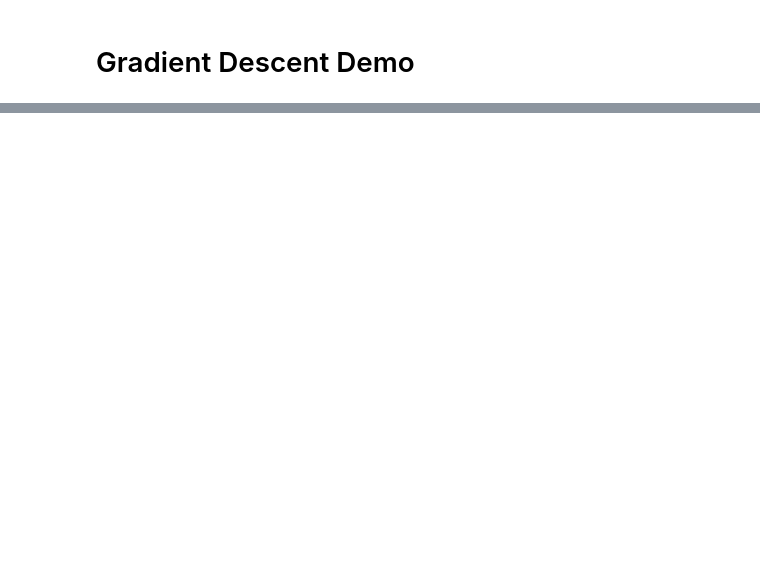
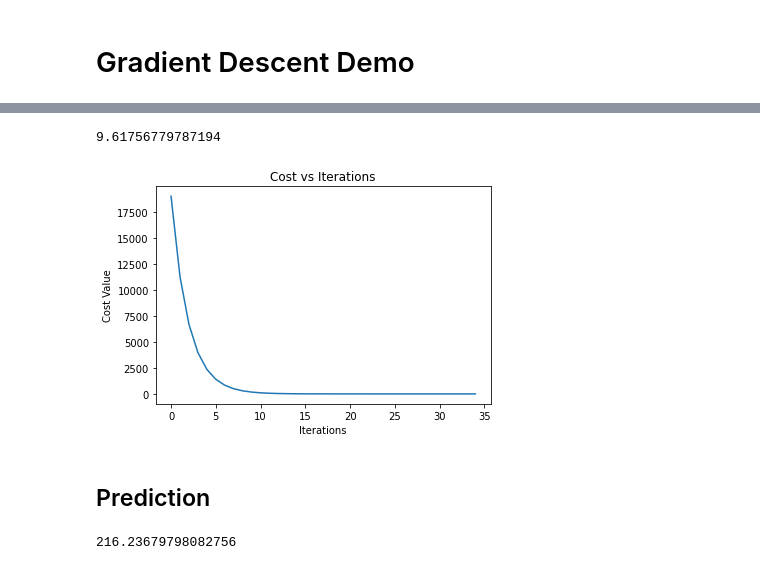
Before and after one commit to JoelJaison/StockScraper, a Jupyter notebook: WebScraping/ScrapingDemo.ipynb, the cells around one changed output, grey strips where cells are left out. Saved outputs shown, nothing was run; the diff lists cells and outputs as text; code cells hidden in the pictures; blank space fills up the shorter version.

```diff
--- a/WebScraping/ScrapingDemo.ipynb
+++ b/WebScraping/ScrapingDemo.ipynb
@@ -198,0 +318,5 @@ y = cost
+# %%
+normalized_training_data, scaling_factors = normalize_features(training_data)
+for i in range(normalized_training_data.shape[1]):
+    print(round(np.mean(normalized_training_data[:, i]), 2))
+    print(np.max(normalized_training_data[:, i]))
@@ -198,0 +332,4 @@ y = cost
+# %%
+arr = np.ones(normalized_training_data.shape[0])
+normalized_training_data = np.hstack([arr.reshape(len(arr), 1), normalized_training_data])
+normalized_training_data
@@ -198,0 +344,3 @@ y = cost
+# %%
+params, cost = gradient_descent(normalized_training_data, results, iters=300000, alpha=0.1)
+cost[-1]
@@ -198,0 +356,13 @@ y = cost
+# %%
+alpha = 0.00001
+min_cost, min_params = float('inf'), None
+while alpha < 2:
+    try:
+        params, cost = gradient_descent(normalized_training_data, results, alpha=alpha)
+        finalcost = cost[-1]
+        print(finalcost)
+        if finalcost < min_cost:
+            min_cost, min_params = finalcost, params
+        alpha *= 3
+    except:
+        alpha *= 3
@@ -198,0 +382,10 @@ y = cost
+# %%
+cost_function(normalized_training_data, vals, results)
+# %% [output]
+9.61756779787194
+# %%
+plot_cost_func(cost)
+# %% [output]
+[figure, added]
+# %% [markdown]
+## Prediction
@@ -198,0 +404,6 @@ y = cost
+# %%
+ex = hist.iloc[252:, 1:6].to_numpy()[0]
+ex = np.append(ex[:3], ex[4])
+predict(ex, min_params, scaling_factors)
+# %% [output]
+216.23679798082756
```
Also changed, not shown: parts of 43 cells of this notebook, 1 other file.
